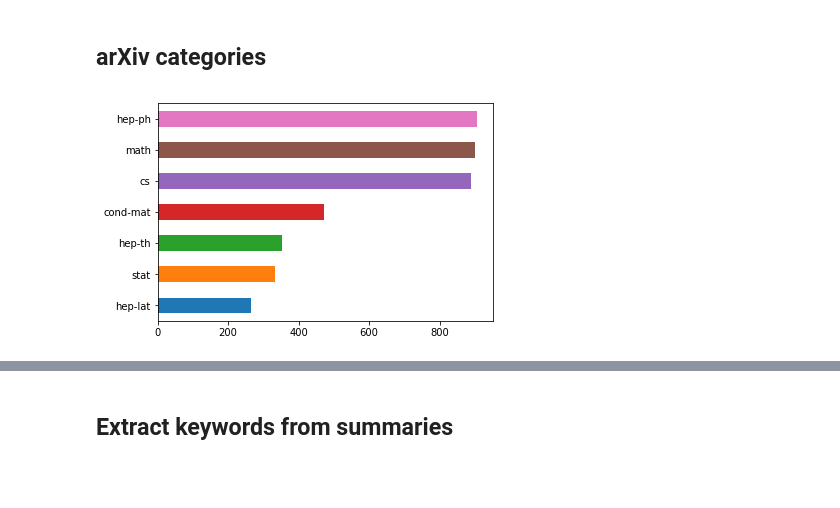
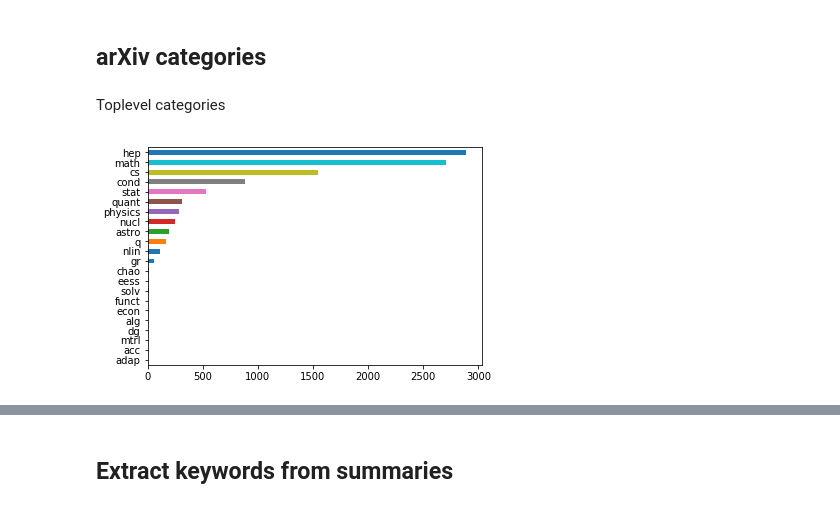
Before and after one commit to lambdaofgod/examples-counterexamples, a Jupyter notebook: notebooks/arXiv Text Mining.ipynb, the cells around one changed output, grey strips where cells are left out. Cells and saved outputs as stored; diff of their text form; code cells hidden in the pictures; blank space fills up the shorter version.

Commit message:
more data and better plot

```diff
--- a/notebooks/arXiv Text Mining.ipynb
+++ b/notebooks/arXiv Text Mining.ipynb
@@ -206,9 +237,12 @@ articles_df.head()
 # %%
 categories = articles_df['arxiv_primary_category'].apply(itemgetter('term'))
 
-main_categories = categories.apply(lambda s: s.split('.')[0])
+main_categories = categories.apply(lambda s: s.split('.')[0].split('-')[0])
+# %% [markdown]
+Toplevel categories
 # %%
-main_categories.value_counts(ascending=True)[-7:].plot.barh()
+main_categories_counts = main_categories.value_counts(ascending=True)
+main_categories_counts.plot.barh()
 plt.show()
 # %% [output]
-[figure, old version]
+[figure, new version]
```
Also changed, not shown: parts of 21 cells of this notebook.
